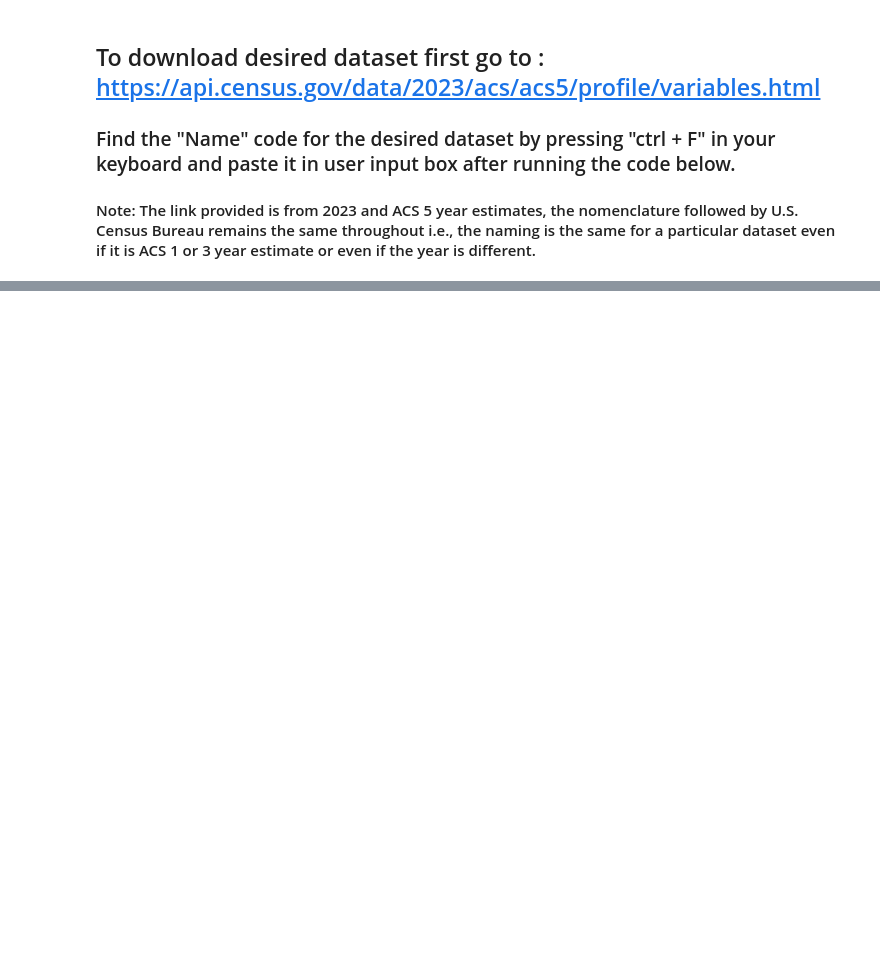
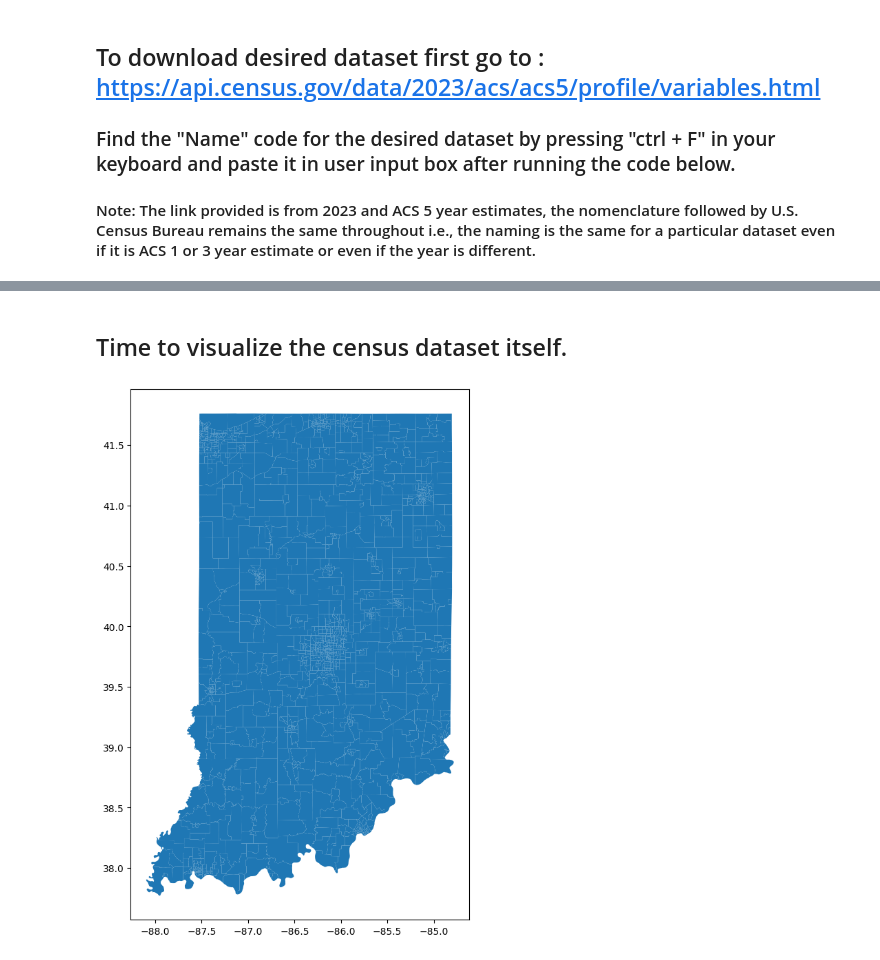
Before and after one commit to SpatialTurn/DataCollection-Notebooks, a Jupyter notebook: Census/CensusGeocodeAPI.ipynb, the cells around one changed output, grey strips where cells are left out. Cells and saved outputs as stored; diff of their text form; code cells hidden in the pictures; blank space fills up the shorter version.

Commit message:
updated CensusGeocode notebook as expert

```diff
--- a/Census/CensusGeocodeAPI.ipynb
+++ b/Census/CensusGeocodeAPI.ipynb
@@ -112,0 +377,26 @@ download_census_data()
+# %%
+# === Load shapefile and join with census CSV ===
+def load_and_join_shapefile(folder_name, number, state_name, census_csv_path, year=2023):
+    """Load shapefile, join with census data by GEOID, keep only matches."""
+    shp_file = os.path.join(folder_name, f"tl_{year}_{number:02d}_tract.shp")
+
+    if os.path.exists(shp_file):
+        gdf = gpd.read_file(shp_file)
+
+        # Load census data
+        df_census = pd.read_csv(census_csv_path)
+        df_census["GEOID"] = df_census["GEO_ID"].str.split("US", n=1).str[1]
+
+        # Join shapefile with census data
+        gdf_joined = gdf.merge(df_census, on="GEOID", how="inner")
+        print(f"Merged GeoDataFrame shape: {gdf_joined.shape}")
+
+        # Save merged shapefile
+        merged_shp = f"{state_name}_census_tracts_with_data.shp"
+        gdf_joined.to_file(merged_shp)
+        print(f"Saved merged shapefile: {merged_shp}")
+
+        return gdf_joined
+    else:
+        print(f"Shapefile not found: {shp_file}")
+        return None
@@ -112,0 +405,11 @@ download_census_data()
+# %%
+# === Example run ===
+fips = 18  # Indiana
+year = 2023
+census_csv_path = "census_data_2023_acs5_tract.csv"  # Path to your previously downloaded census CSV
+
+folder_name, state_name = download_extract_rename_zip_file(fips, year)
+
+# performing the inner merging of shape file (step 2) and census data (step 1)
+if folder_name and state_name:
+    merged_gdf = load_and_join_shapefile(folder_name, fips, state_name, census_csv_path, year)
@@ -112,0 +441,8 @@ download_census_data()
+# %% [markdown]
+## Time to visualize the census dataset itself.
+# %%
+# You can now visualize
+merged_gdf.plot(figsize=(10, 10))
+plt.show()
+# %% [output]
+[figure, added]
```
Also changed, not shown: parts of 23 cells of this notebook.
